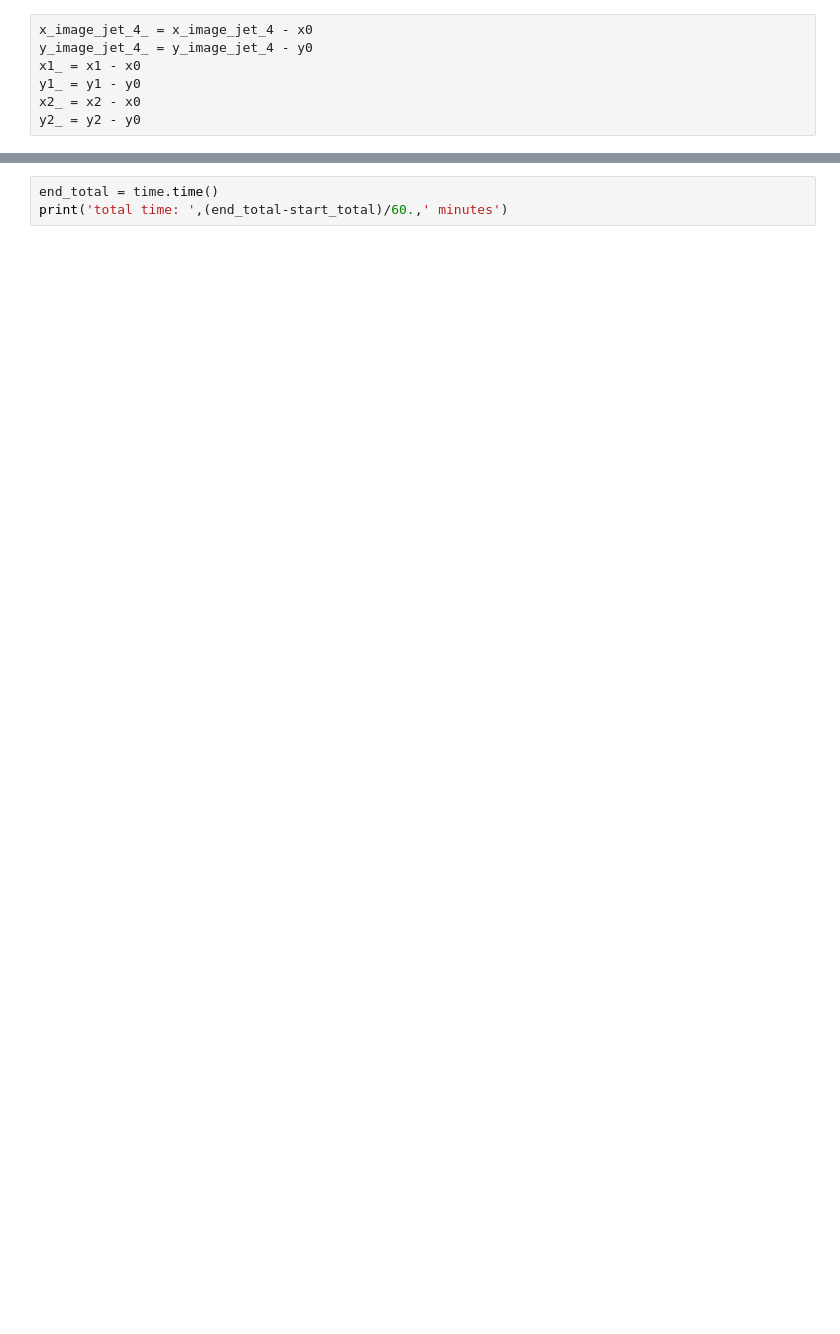
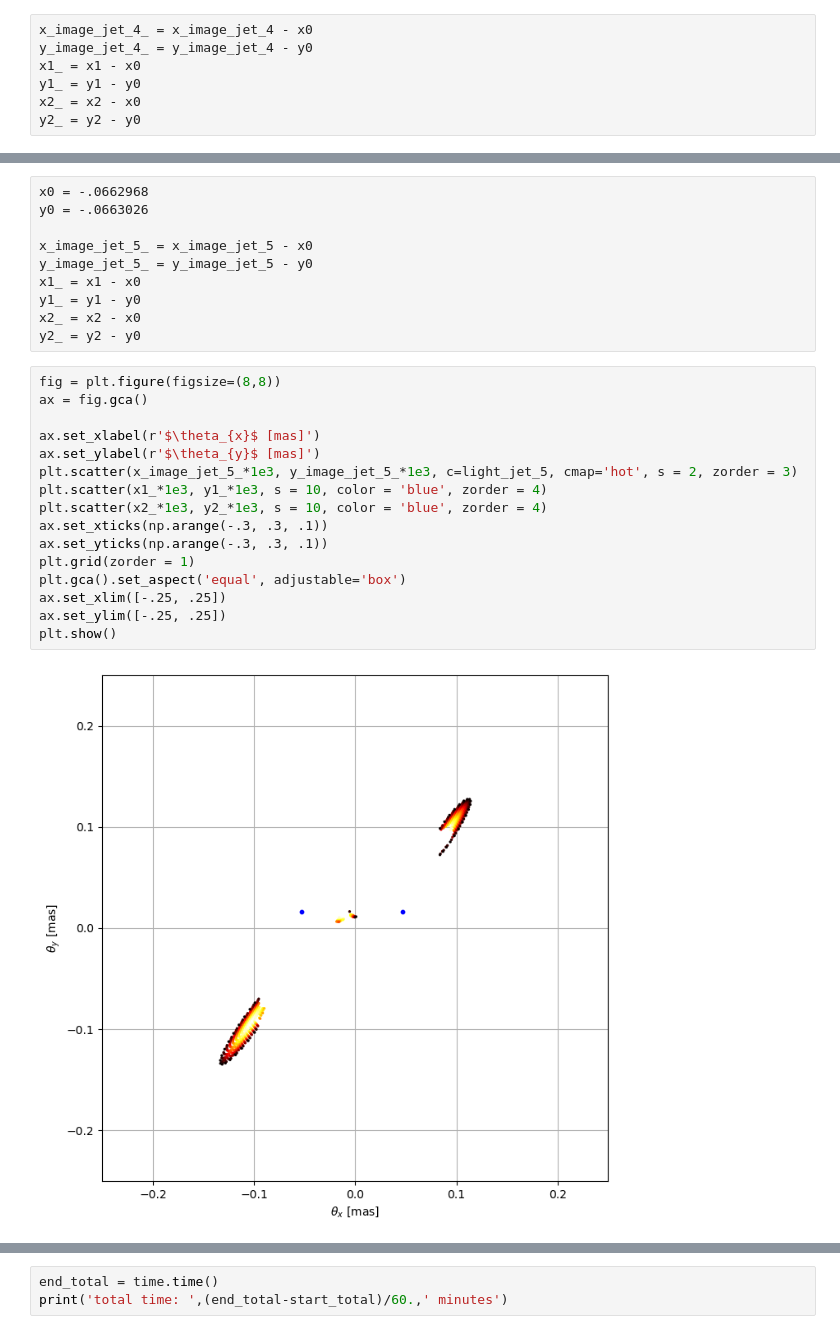
Before and after one commit to everettiantomi/lens-grav, a Jupyter notebook: numerical/sie_black_hole.ipynb, the cells around one changed output, grey strips where cells are left out. Drawn from its saved outputs; the diff is of its cells as text; blank space fills up the shorter version.

```diff
--- a/numerical/sie_black_hole.ipynb
+++ b/numerical/sie_black_hole.ipynb
@@ -725,0 +765,28 @@ x0
+# %%
+x0 = -.0662968
+y0 = -.0663026
+
+x_image_jet_5_ = x_image_jet_5 - x0
+y_image_jet_5_ = y_image_jet_5 - y0
+x1_ = x1 - x0
+y1_ = y1 - y0
+x2_ = x2 - x0
+y2_ = y2 - y0
+# %%
+fig = plt.figure(figsize=(8,8))
+ax = fig.gca()
+
+ax.set_xlabel(r'$\theta_{x}$ [mas]')
+ax.set_ylabel(r'$\theta_{y}$ [mas]')
+plt.scatter(x_image_jet_5_*1e3, y_image_jet_5_*1e3, c=light_jet_5, cmap='hot', s = 2, zorder = 3)
+plt.scatter(x1_*1e3, y1_*1e3, s = 10, color = 'blue', zorder = 4)
+plt.scatter(x2_*1e3, y2_*1e3, s = 10, color = 'blue', zorder = 4)
+ax.set_xticks(np.arange(-.3, .3, .1))
+ax.set_yticks(np.arange(-.3, .3, .1))
+plt.grid(zorder = 1)
+plt.gca().set_aspect('equal', adjustable='box')
+ax.set_xlim([-.25, .25])
+ax.set_ylim([-.25, .25])
+plt.show()
+# %% [output]
+[figure, added]
```
Also changed, not shown: parts of 37 cells of this notebook.
